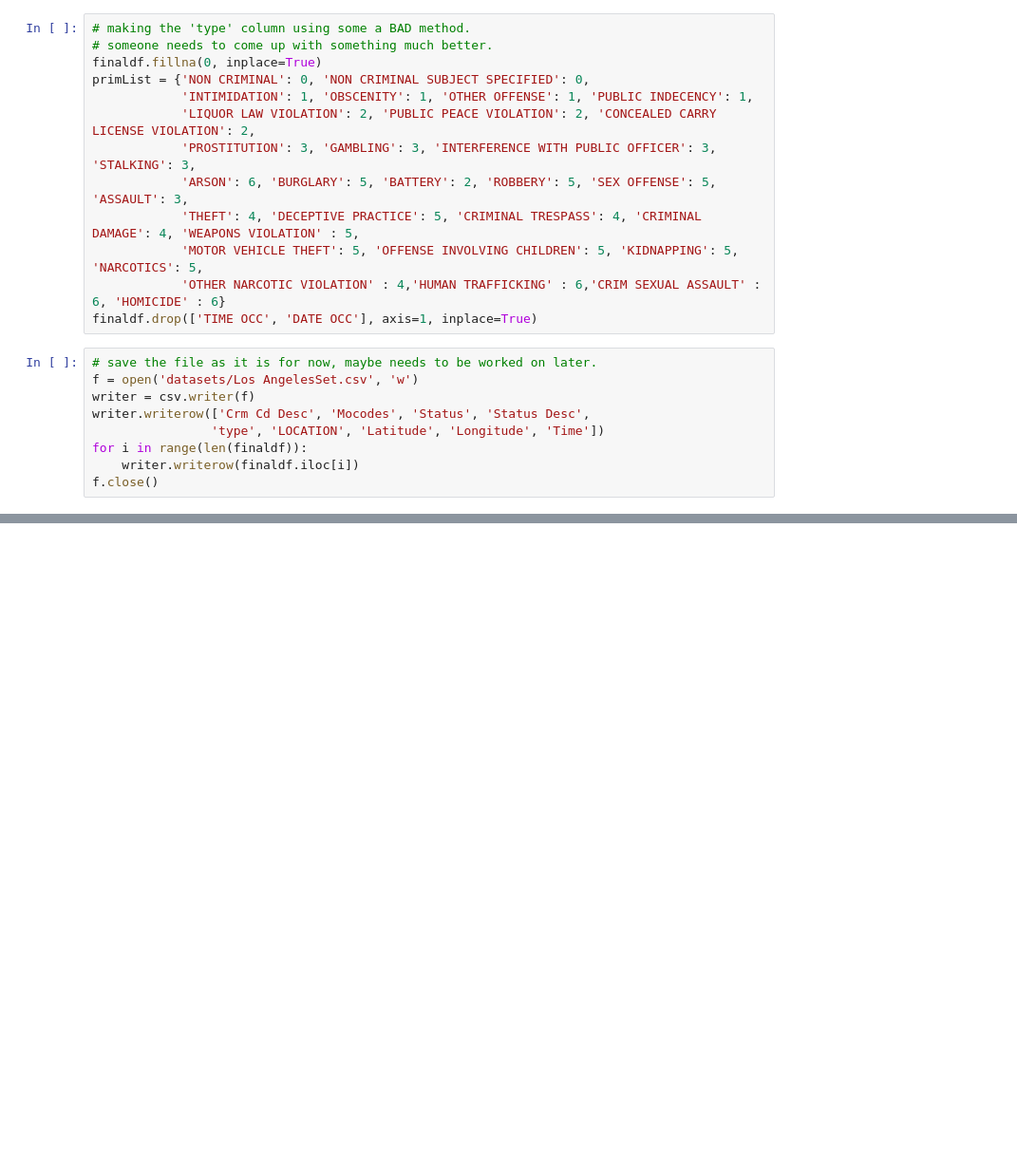
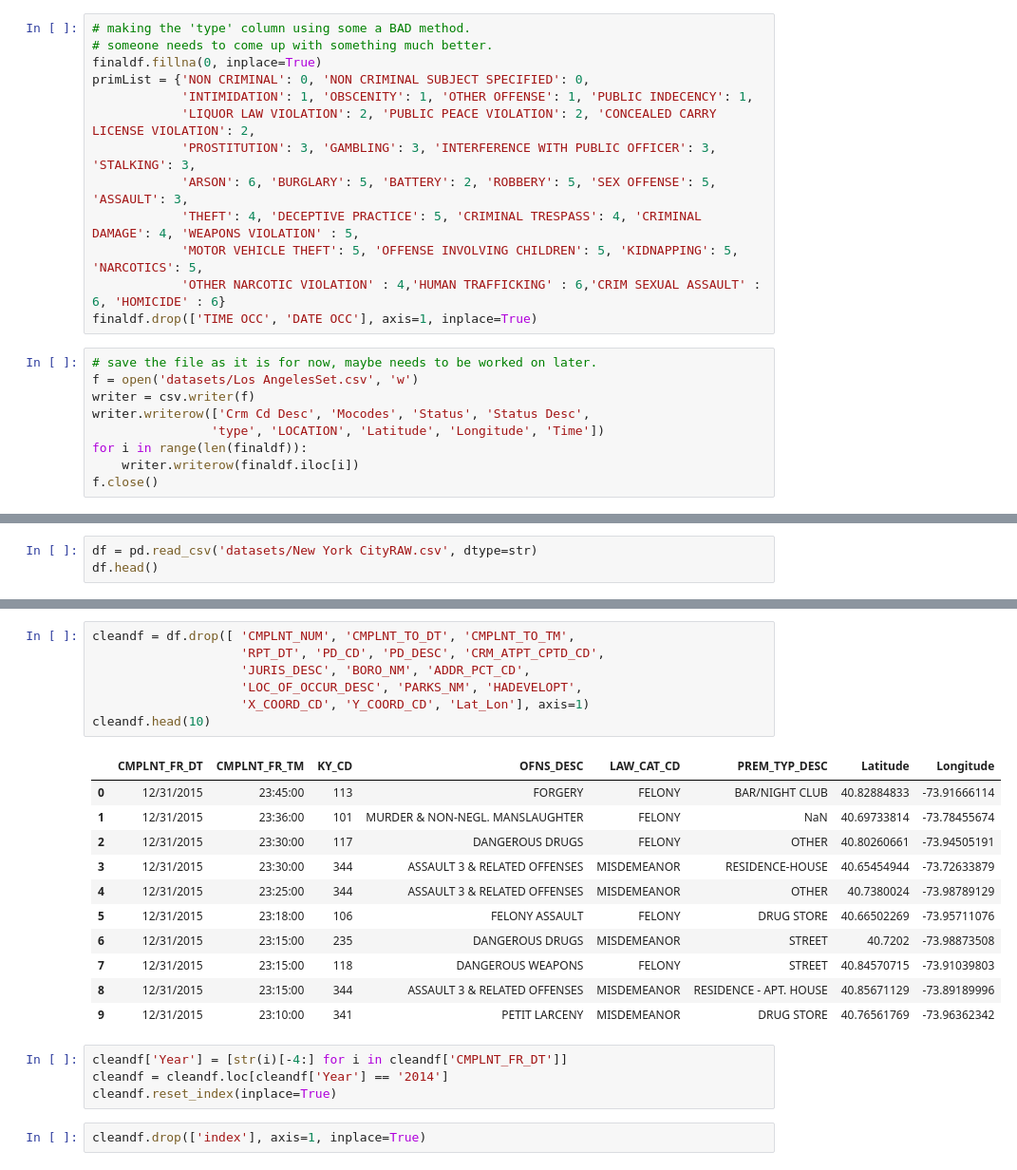
Before and after one commit to codermal7/nikolaj, a Jupyter notebook: cleaning experiemental notebook.ipynb, the cells around one changed output, grey strips where cells are left out. Shown: that part at 95% size. Drawn from its saved outputs; the diff is of its cells as text; blank space fills up the shorter version.

Commit message:
added new york city's database

```diff
--- a/cleaning experiemental notebook.ipynb
+++ b/cleaning experiemental notebook.ipynb
@@ -219,0 +222,3 @@ f.close()
+# %%
+df = pd.read_csv('datasets/New York CityRAW.csv', dtype=str)
+df.head()
@@ -219,0 +265,25 @@ f.close()
+# %%
+cleandf = df.drop([ 'CMPLNT_NUM', 'CMPLNT_TO_DT', 'CMPLNT_TO_TM',
+                    'RPT_DT', 'PD_CD', 'PD_DESC', 'CRM_ATPT_CPTD_CD',
+                    'JURIS_DESC', 'BORO_NM', 'ADDR_PCT_CD',
+                    'LOC_OF_OCCUR_DESC', 'PARKS_NM', 'HADEVELOPT',
+                    'X_COORD_CD', 'Y_COORD_CD', 'Lat_Lon'], axis=1)
+cleandf.head(10)
+# %% [output]
+|  | CMPLNT_FR_DT | CMPLNT_FR_TM | KY_CD | OFNS_DESC | LAW_CAT_CD | PREM_TYP_DESC | Latitude | Longitude |
+| 0 | 12/31/2015 | 23:45:00 | 113 | FORGERY | FELONY | BAR/NIGHT CLUB | 40.82884833 | -73.91666114 |
+| 1 | 12/31/2015 | 23:36:00 | 101 | MURDER & NON-NEGL. MANSLAUGHTER | FELONY | NaN | 40.69733814 | -73.78455674 |
+| 2 | 12/31/2015 | 23:30:00 | 117 | DANGEROUS DRUGS | FELONY | OTHER | 40.80260661 | -73.94505191 |
+| 3 | 12/31/2015 | 23:30:00 | 344 | ASSAULT 3 & RELATED OFFENSES | MISDEMEANOR | RESIDENCE-HOUSE | 40.65454944 | -73.72633879 |
+| 4 | 12/31/2015 | 23:25:00 | 344 | ASSAULT 3 & RELATED OFFENSES | MISDEMEANOR | OTHER | 40.7380024 | -73.98789129 |
+| 5 | 12/31/2015 | 23:18:00 | 106 | FELONY ASSAULT | FELONY | DRUG STORE | 40.66502269 | -73.95711076 |
+| 6 | 12/31/2015 | 23:15:00 | 235 | DANGEROUS DRUGS | MISDEMEANOR | STREET | 40.7202 | -73.98873508 |
+| 7 | 12/31/2015 | 23:15:00 | 118 | DANGEROUS WEAPONS | FELONY | STREET | 40.84570715 | -73.91039803 |
+| 8 | 12/31/2015 | 23:15:00 | 344 | ASSAULT 3 & RELATED OFFENSES | MISDEMEANOR | RESIDENCE - APT. HOUSE | 40.85671129 | -73.89189996 |
+| 9 | 12/31/2015 | 23:10:00 | 341 | PETIT LARCENY | MISDEMEANOR | DRUG STORE | 40.76561769 | -73.96362342 |
+# %%
+cleandf['Year'] = [str(i)[-4:] for i in cleandf['CMPLNT_FR_DT']]
+cleandf = cleandf.loc[cleandf['Year'] == '2014']
+cleandf.reset_index(inplace=True)
+# %%
+cleandf.drop(['index'], axis=1, inplace=True)
```
Also changed, not shown: parts of 9 cells of this notebook, 2 other files.
